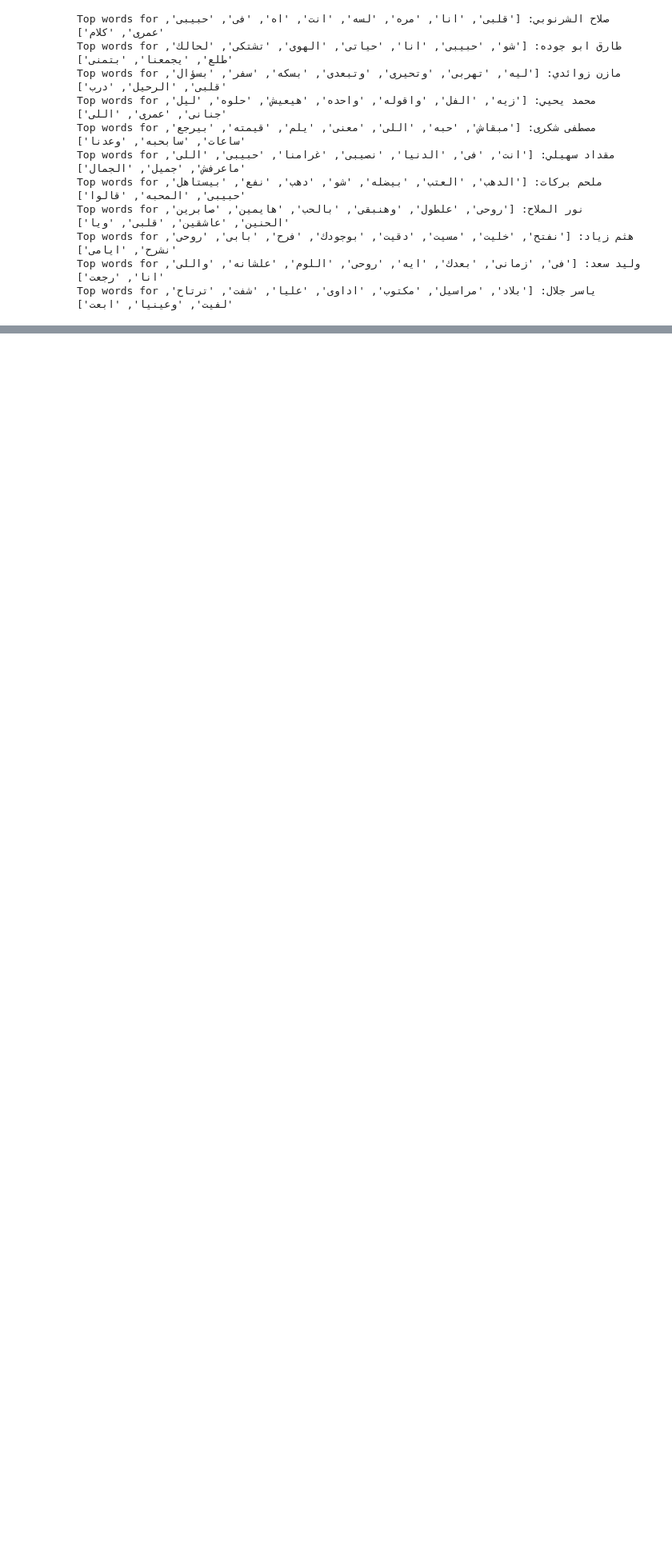
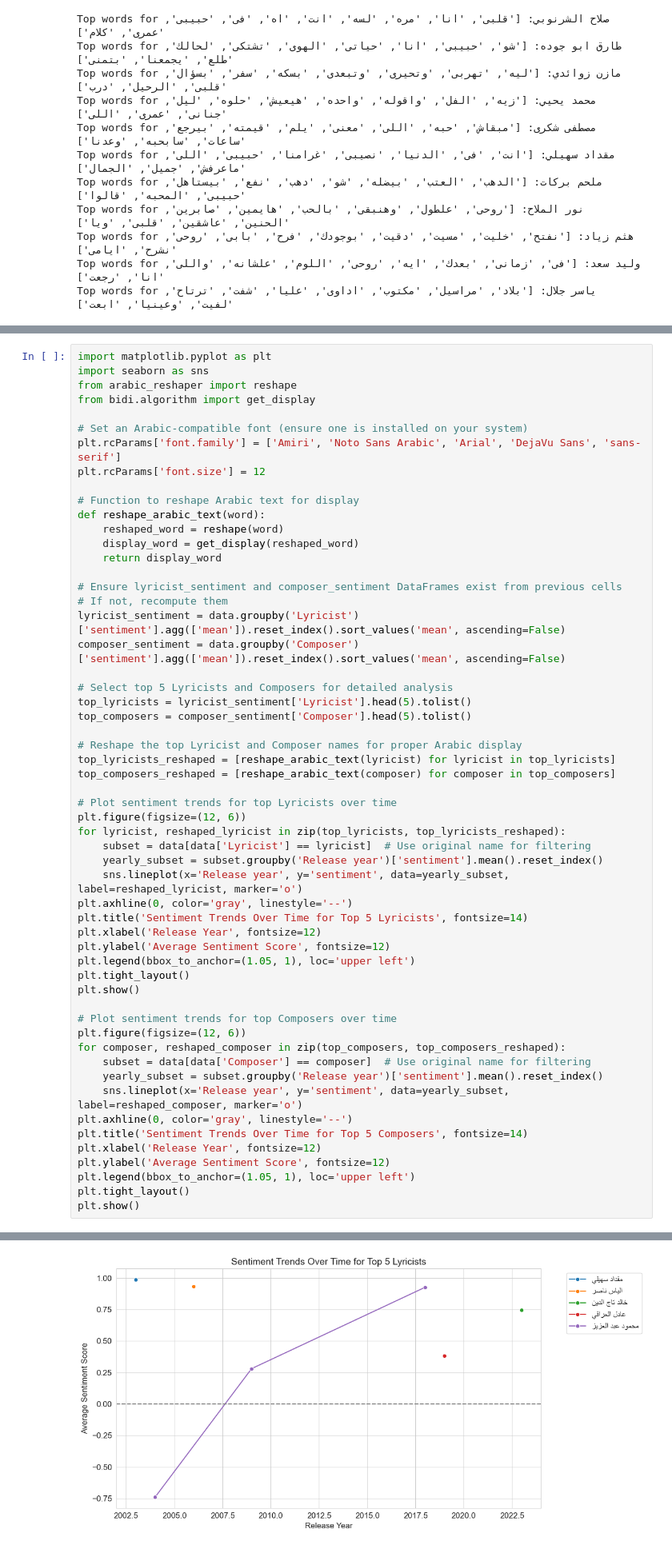
Before and after one commit to YoussefMohAttia/Arabic-Lyrics-Analysis-LLM, a Jupyter notebook: Term_Project.ipynb, the cells around one changed output, grey strips where cells are left out. Shown at 80% size. Saved outputs shown, nothing was run; the diff lists cells and outputs as text; blank space fills up the shorter version.

```diff
--- a/Term_Project.ipynb
+++ b/Term_Project.ipynb
@@ -1230,0 +1581,57 @@ Error processing lyrics: The size of tensor a (684) must match the size of tenso
+# %%
+import matplotlib.pyplot as plt
+import seaborn as sns
+from arabic_reshaper import reshape
+from bidi.algorithm import get_display
+
+# Set an Arabic-compatible font (ensure one is installed on your system)
+plt.rcParams['font.family'] = ['Amiri', 'Noto Sans Arabic', 'Arial', 'DejaVu Sans', 'sans-serif']
+plt.rcParams['font.size'] = 12
+
+# Function to reshape Arabic text for display
+def reshape_arabic_text(word):
+    reshaped_word = reshape(word)
+    display_word = get_display(reshaped_word)
+    return display_word
+
+# Ensure lyricist_sentiment and composer_sentiment DataFrames exist from previous cells
+# If not, recompute them
+lyricist_sentiment = data.groupby('Lyricist')['sentiment'].agg(['mean']).reset_index().sort_values('mean', ascending=False)
+composer_sentiment = data.groupby('Composer')['sentiment'].agg(['mean']).reset_index().sort_values('mean', ascending=False)
+
+# Select top 5 Lyricists and Composers for detailed analysis
+top_lyricists = lyricist_sentiment['Lyricist'].head(5).tolist()
+top_composers = composer_sentiment['Composer'].head(5).tolist()
+
+# Reshape the top Lyricist and Composer names for proper Arabic display
+top_lyricists_reshaped = [reshape_arabic_text(lyricist) for lyricist in top_lyricists]
+top_composers_reshaped = [reshape_arabic_text(composer) for composer in top_composers]
+
+# Plot sentiment trends for top Lyricists over time
+plt.figure(figsize=(12, 6))
+for lyricist, reshaped_lyricist in zip(top_lyricists, top_lyricists_reshaped):
+    subset = data[data['Lyricist'] == lyricist]  # Use original name for filtering
+    yearly_subset = subset.groupby('Release year')['sentiment'].mean().reset_index()
+    sns.lineplot(x='Release year', y='sentiment', data=yearly_subset, label=reshaped_lyricist, marker='o')
+plt.axhline(0, color='gray', linestyle='--')
+plt.title('Sentiment Trends Over Time for Top 5 Lyricists', fontsize=14)
+plt.xlabel('Release Year', fontsize=12)
+plt.ylabel('Average Sentiment Score', fontsize=12)
+plt.legend(bbox_to_anchor=(1.05, 1), loc='upper left')
+plt.tight_layout()
+plt.show()
+
+# Plot sentiment trends for top Composers over time
+plt.figure(figsize=(12, 6))
+for composer, reshaped_composer in zip(top_composers, top_composers_reshaped):
+    subset = data[data['Composer'] == composer]  # Use original name for filtering
+    yearly_subset = subset.groupby('Release year')['sentiment'].mean().reset_index()
+    sns.lineplot(x='Release year', y='sentiment', data=yearly_subset, label=reshaped_composer, marker='o')
+plt.axhline(0, color='gray', linestyle='--')
+plt.title('Sentiment Trends Over Time for Top 5 Composers', fontsize=14)
+plt.xlabel('Release Year', fontsize=12)
+plt.ylabel('Average Sentiment Score', fontsize=12)
+plt.legend(bbox_to_anchor=(1.05, 1), loc='upper left')
+plt.tight_layout()
+plt.show()
+# %% [output]
@@ -1230,0 +1655 @@ Error processing lyrics: The size of tensor a (684) must match the size of tenso
+[figure, added]
```
Also changed, not shown: parts of 50 cells of this notebook.
